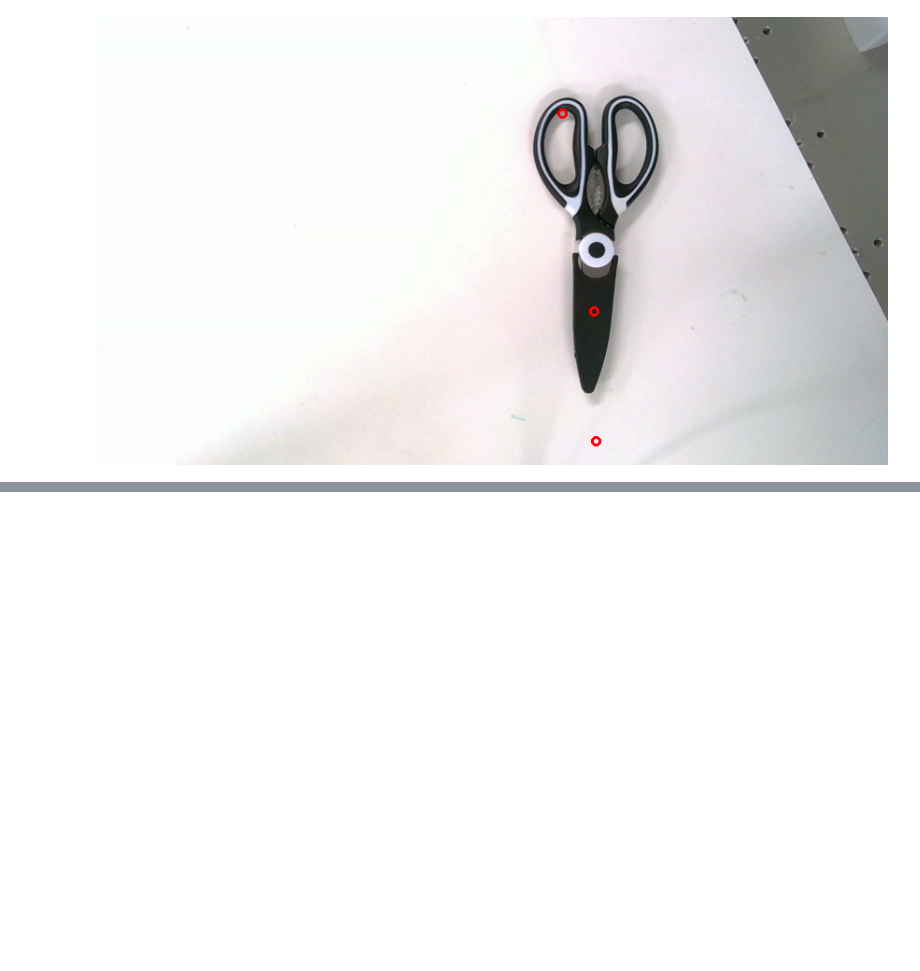
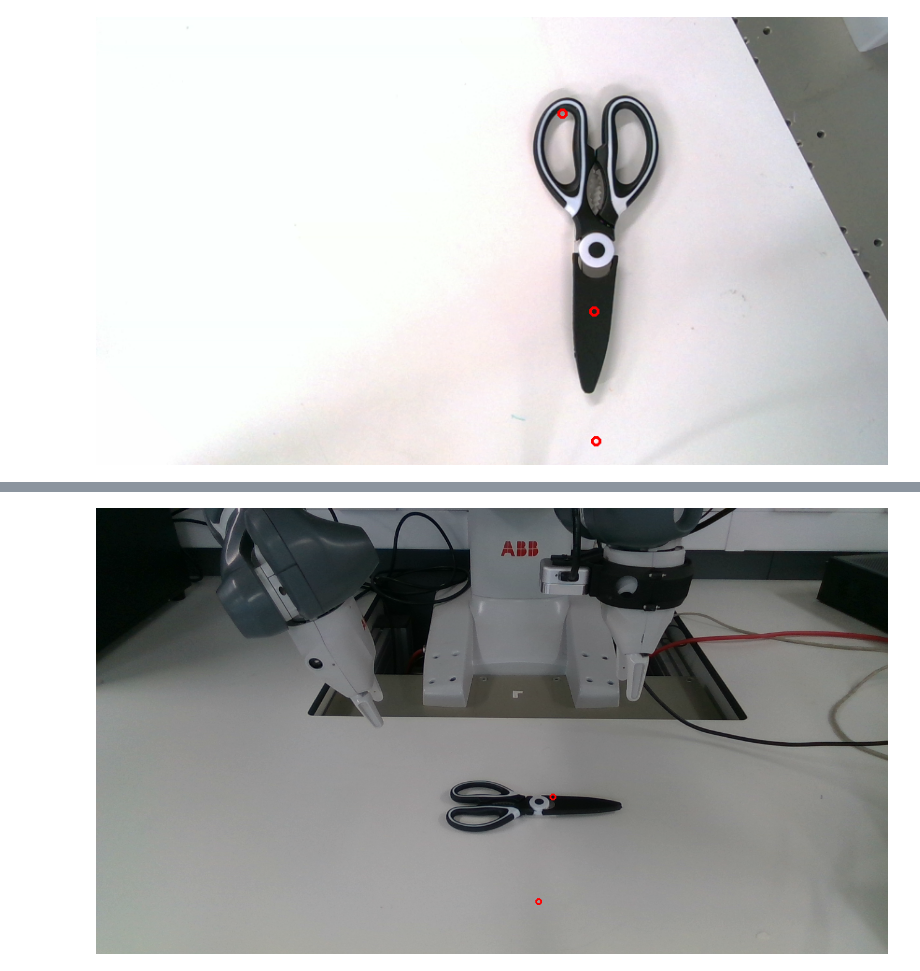
Before and after one commit to yw14218/yumi_oneshot, a Jupyter notebook: backproject.ipynb, the cells around one changed output, grey strips where cells are left out. Saved outputs shown, nothing was run; the diff lists cells and outputs as text; code cells hidden in the pictures; blank space fills up the shorter version.

```diff
--- a/backproject.ipynb
+++ b/backproject.ipynb
@@ -140,0 +157,18 @@ wrist_rgb
+# %%
+from PIL import Image, ImageDraw
+
+head_rgb = Image.open(f"experiments/{DIR}/demo_head_rgb.png")
+
+# Create a drawing context
+draw = ImageDraw.Draw(head_rgb)
+
+for point_2D in [[738, 466], [715, 635], [800, 910]]:
+    x, y, r = point_2D[0], point_2D[1], 5
+    # Draw the circle (ellipse) with bounding box [(x-r, y-r), (x+r, y+r)]
+    draw.ellipse((x-r, y-r, x+r, y+r), outline="red", width=3)
+
+
+# Save or show the image
+head_rgb
+# %% [output]
+[figure, added]
```
Also changed, not shown: parts of 5 cells of this notebook, 3 other files.
